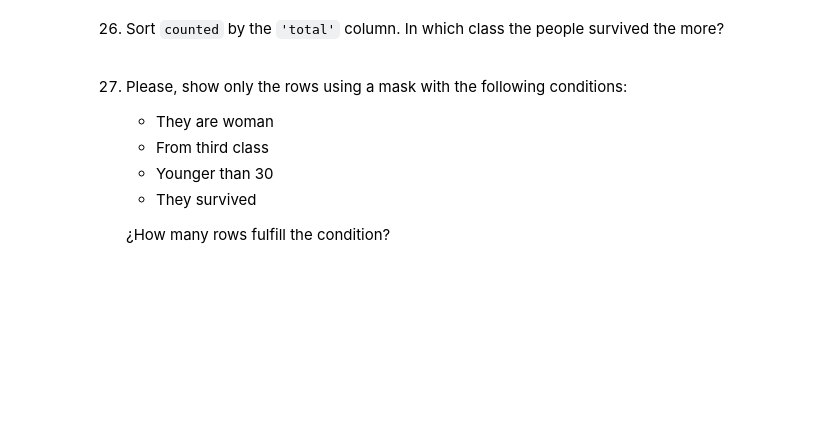
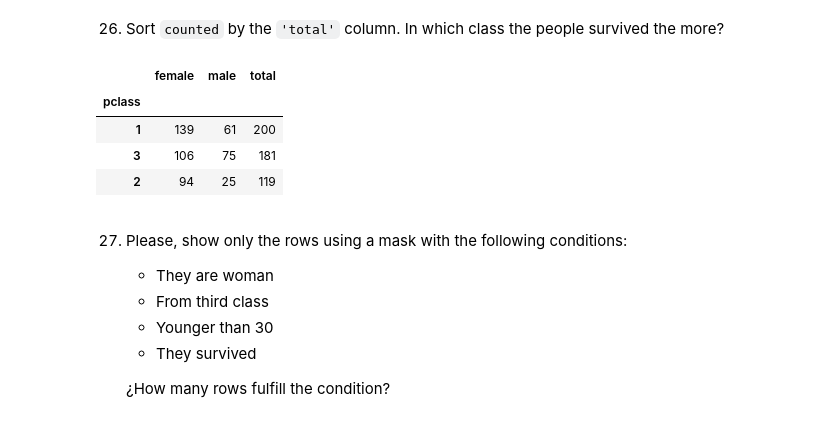
Before and after one commit to Jalex-Yestera/datascience-thebridge, a Jupyter notebook: week5/day5/exercises/pandas/titanic/Titanic-exercise.ipynb, the cells around one changed output. Saved outputs shown, nothing was run; the diff lists cells and outputs as text; code cells hidden in the pictures; blank space fills up the shorter version.

```diff
--- a/week5/day5/exercises/pandas/titanic/Titanic-exercise.ipynb
+++ b/week5/day5/exercises/pandas/titanic/Titanic-exercise.ipynb
@@ -468,3 +509,11 @@ Don't panic and read the documentation!
+# %%
+counted.sort_values('total',ascending=False)
+# %% [output]
+|  | female | male | total |
+| pclass |  |  |  |
+| 1 | 139 | 61 | 200 |
+| 3 | 106 | 75 | 181 |
+| 2 | 94 | 25 | 119 |
 # %% [markdown]
 27. Please, show only the rows using a mask with the following conditions:
     - They are woman
```
Also changed, not shown: parts of 14 cells of this notebook.
